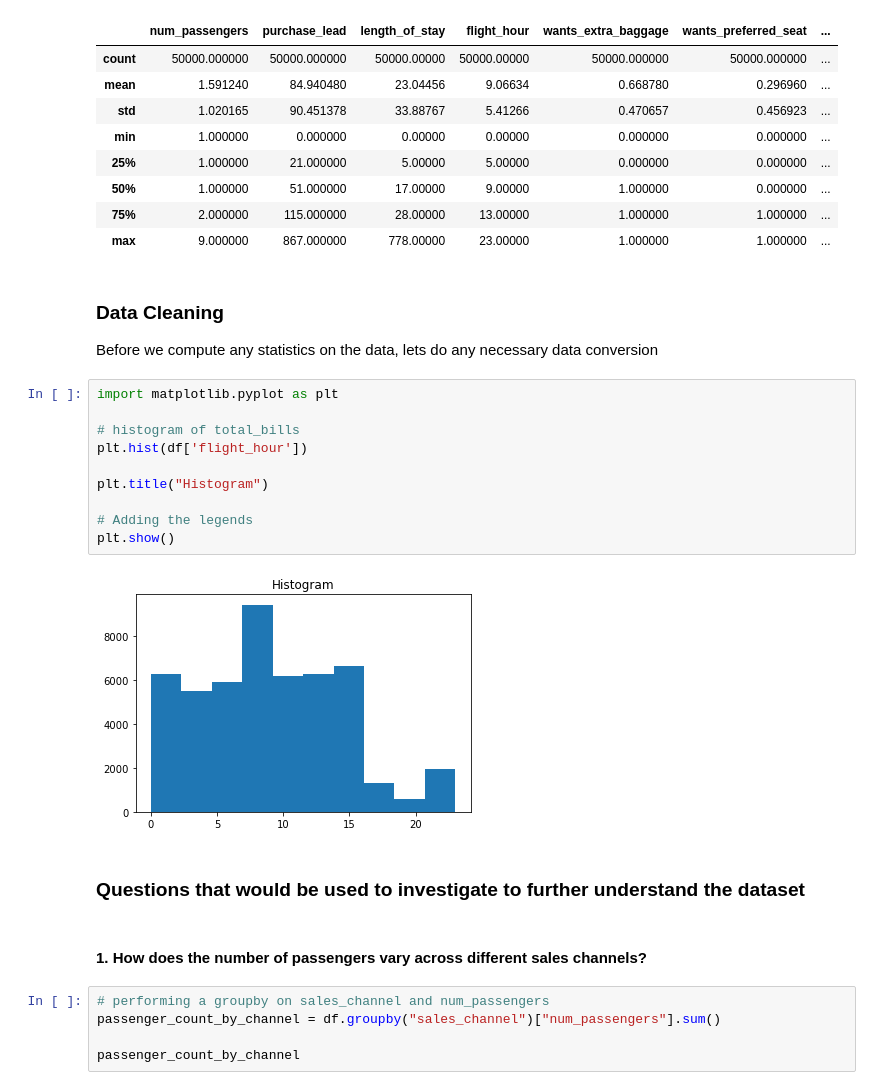
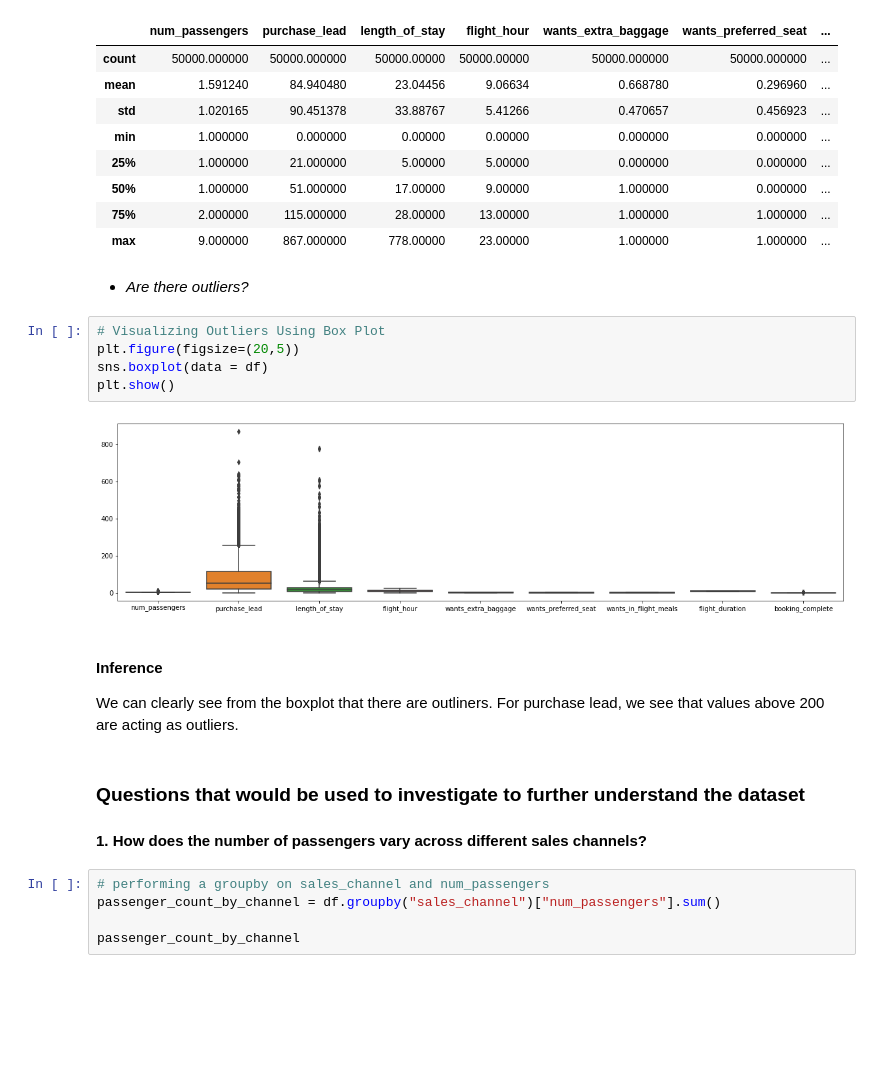
Before and after one commit to joyjoseph/British_Airways, a Jupyter notebook: Predicting_customer_buying_behaviour/Predicting.ipynb, the cells around one changed output. Saved outputs shown, nothing was run; the diff lists cells and outputs as text; blank space fills up the shorter version.

```diff
--- a/Predicting_customer_buying_behaviour/Predicting.ipynb
+++ b/Predicting_customer_buying_behaviour/Predicting.ipynb
@@ -169,27 +161,23 @@ df.describe()
 | 50% | 1.000000 | 51.000000 | 17.00000 | 9.00000 | 1.000000 | 0.000000 | ... |
 | 75% | 2.000000 | 115.000000 | 28.00000 | 13.00000 | 1.000000 | 1.000000 | ... |
 | max | 9.000000 | 867.000000 | 778.00000 | 23.00000 | 1.000000 | 1.000000 | ... |
-# %% [markdown]
-### Data Cleaning
-
-
-Before we compute any statistics on the data, lets do any necessary data conversion
-# %%
-import matplotlib.pyplot as plt
-
-# histogram of total_bills
-plt.hist(df['flight_hour'])
-
-plt.title("Histogram")
-
-# Adding the legends
-plt.show()
-# %% [output]
-[figure, removed]
+# %% [markdown]
+- _Are there outliers?_
+# %%
+# Visualizing Outliers Using Box Plot
+plt.figure(figsize=(20,5))
+sns.boxplot(data = df)
+plt.show()
+# %% [output]
+[figure, added]
+# %% [markdown]
+#### Inference
+
+We can clearly see from the boxplot that there are outliners. For purchase lead, we see that values above 200 are acting as outliers.
 # %% [markdown]
 ### Questions that would be used to investigate to further understand the dataset
+
+#### 1. How does the number of passengers vary across different sales channels?
-# %% [markdown]
-#### 1. How does the number of passengers vary across different sales channels?
 # %%
 # performing a groupby on sales_channel and num_passengers
 passenger_count_by_channel = df.groupby("sales_channel")["num_passengers"].sum()
```
Also changed, not shown: parts of 55 cells of this notebook, 1 other file.
